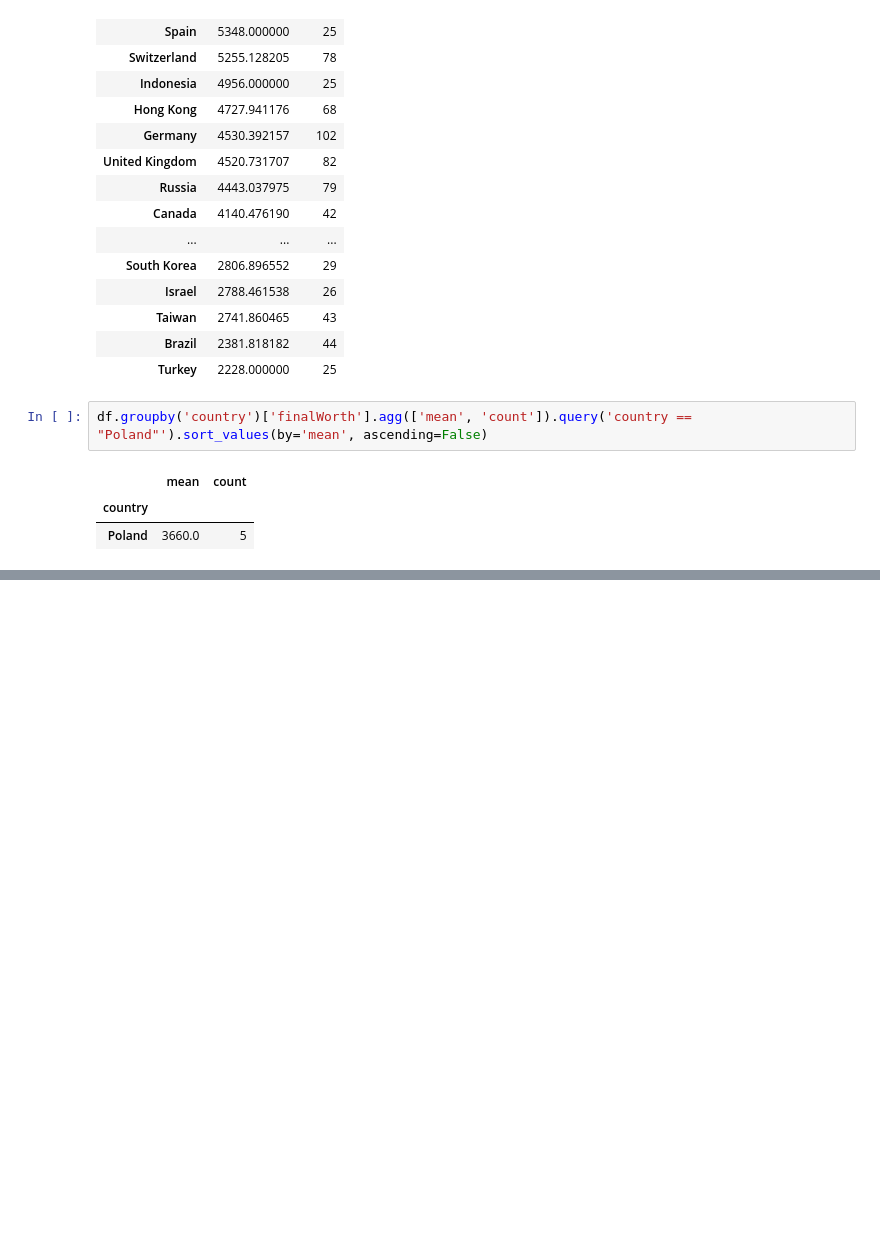
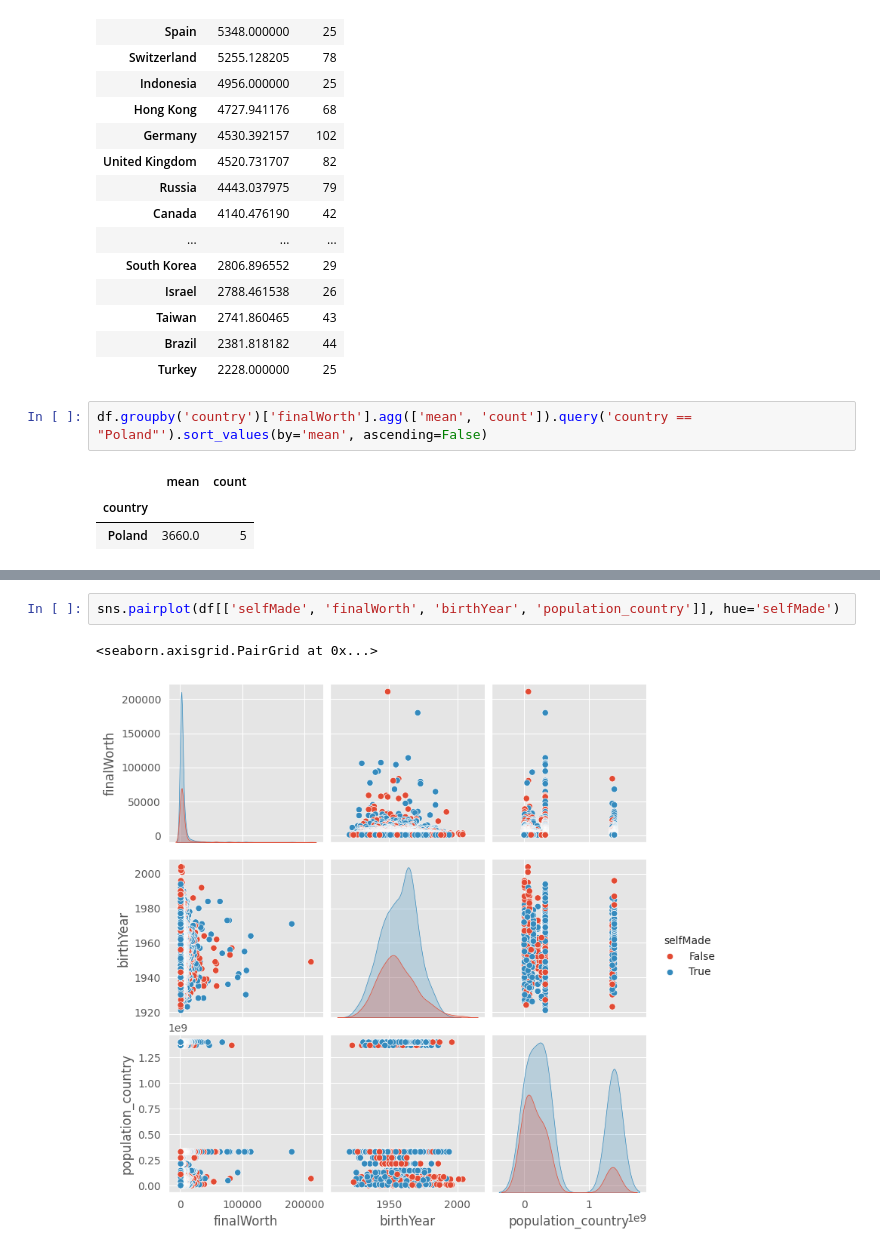
Before and after one commit to zeolsem/msid-project, a Jupyter notebook: data_exploration.ipynb, the cells around one changed output, grey strips where cells are left out. Drawn from its saved outputs; the diff is of its cells as text; blank space fills up the shorter version.

```diff
--- a/data_exploration.ipynb
+++ b/data_exploration.ipynb
@@ -171,0 +182,5 @@ df.groupby('gender')['finalWorth'].agg(['mean', 'count']).sort_values(by='mean',
+# %%
+sns.pairplot(df[['selfMade', 'finalWorth', 'birthYear', 'population_country']], hue='selfMade')
+# %% [output]
+<seaborn.axisgrid.PairGrid at 0x...>
+[figure, added]
```
Also changed, not shown: parts of 4 cells of this notebook, 1 other file.
